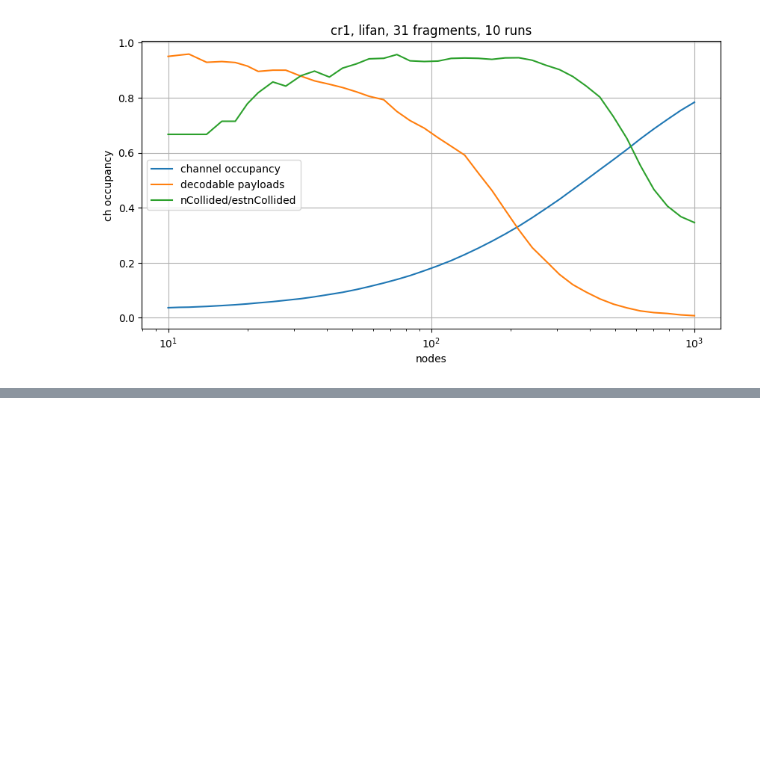
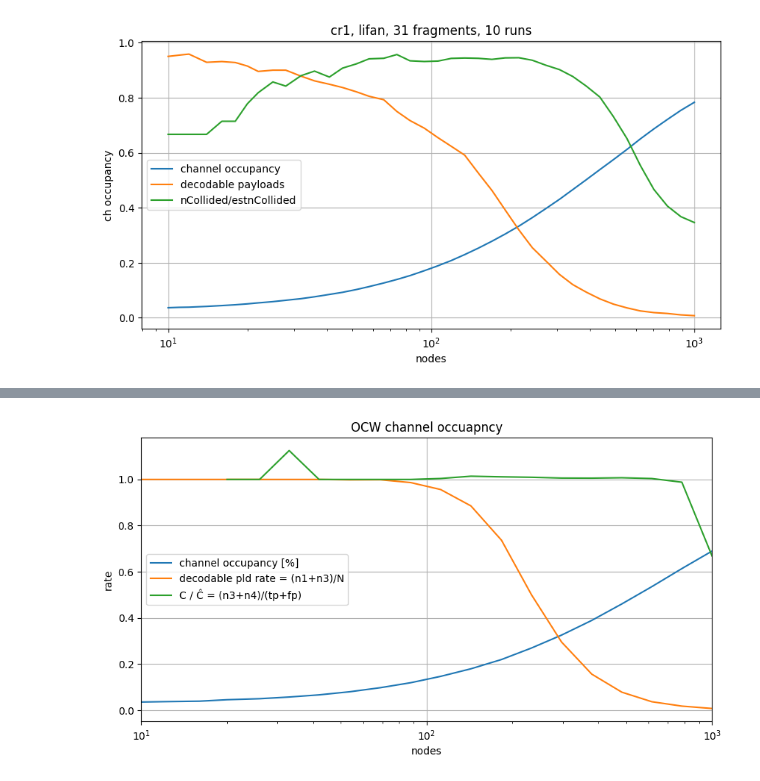
Before and after one commit to diegomm6/lr-fhss_seq-families, a Jupyter notebook: predecode.ipynb, the cells around one changed output, grey strips where cells are left out. Saved outputs shown, nothing was run; the diff lists cells and outputs as text; code cells hidden in the pictures; blank space fills up the shorter version.

```diff
--- a/predecode.ipynb
+++ b/predecode.ipynb
@@ -445,0 +500,17 @@ plt.show()
+# %%
+plt.figure(figsize=(10,5))
+
+plt.plot(nodes, data['driver-chocc'], label='channel occupancy [%]')
+plt.plot(nodes, np.divide(decoded_decodable, nodes), label='decodable pld rate = (n1+n3)/N')
+plt.plot(nodes, np.divide(decodable_collided, fhslocator_results), label='C / Ĉ = (n3+n4)/(tp+fp)')
+
+plt.title('OCW channel occuapncy')
+plt.xlabel('nodes')
+plt.xscale('log')
+plt.ylabel('rate')
+plt.xlim(1e1,1e3)
+plt.grid()
+plt.legend()
+plt.show()
+# %% [output]
+[figure, added]
```
Also changed, not shown: parts of 4 cells of this notebook, 4 other files.
